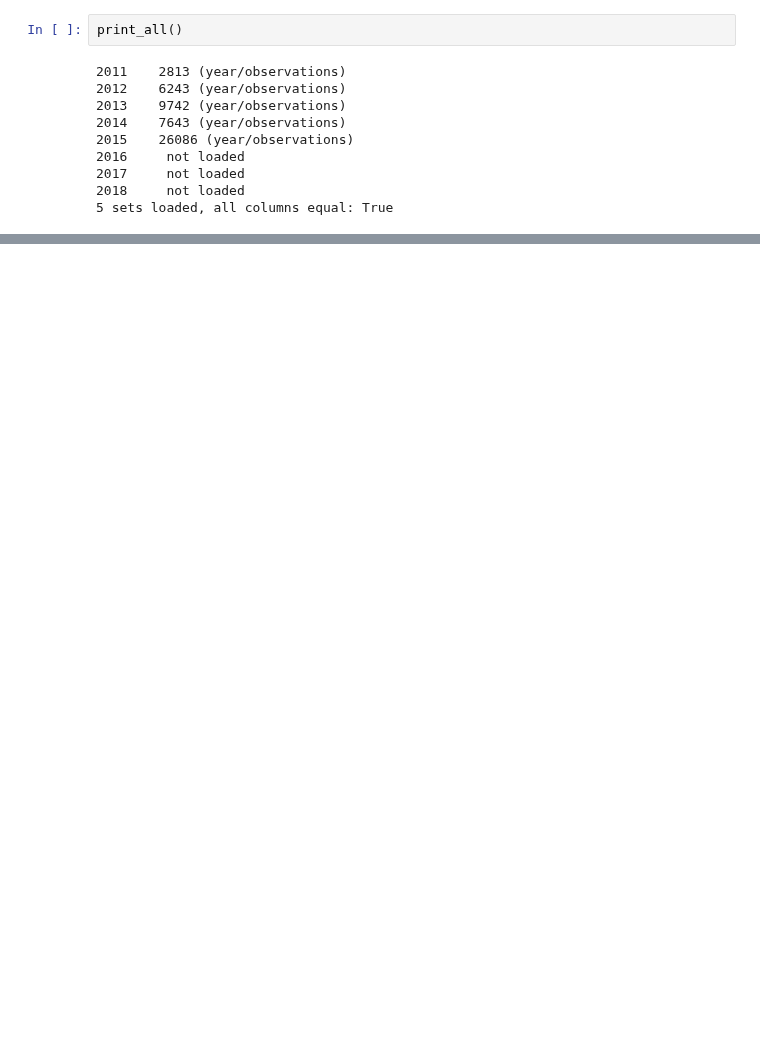
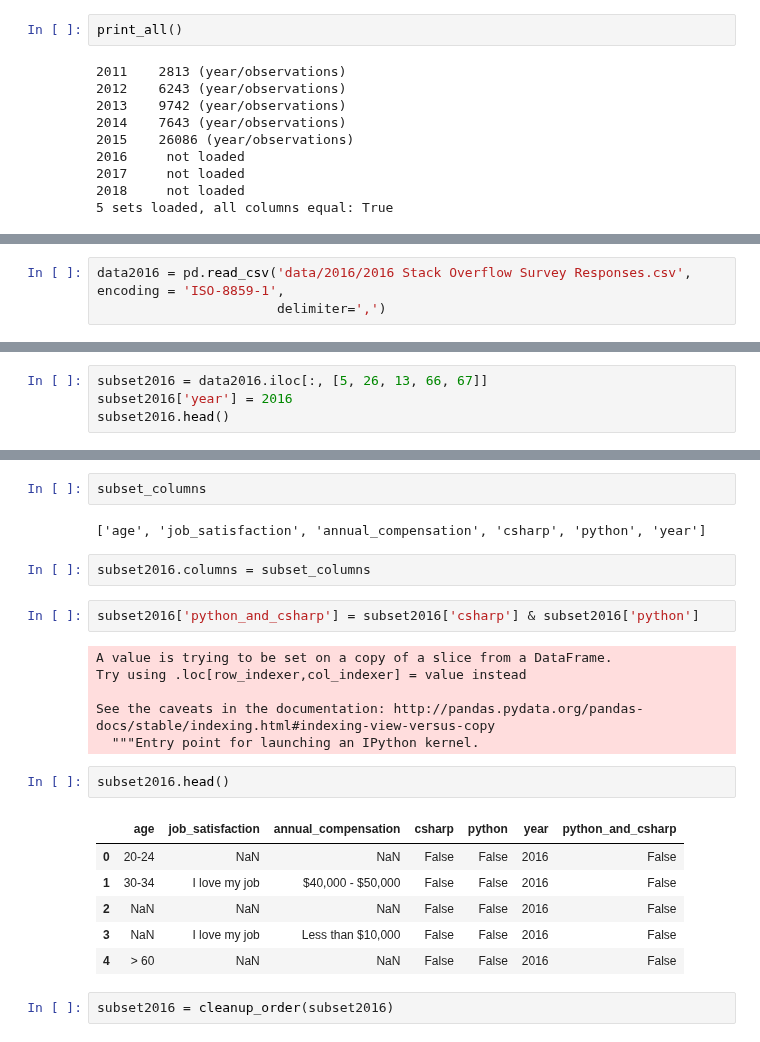
Before and after one commit to huli/the-transparent-coder, a Jupyter notebook: overview.ipynb, the cells around one changed output, grey strips where cells are left out. Drawn from its saved outputs; the diff is of its cells as text; blank space fills up the shorter version.

Commit message:
Added year 2016

```diff
--- a/overview.ipynb
+++ b/overview.ipynb
@@ -832,0 +835,3 @@ print_all()
+# %%
+data2016 = pd.read_csv('data/2016/2016 Stack Overflow Survey Responses.csv', encoding = 'ISO-8859-1',
+                       delimiter=',')
@@ -832,0 +865,4 @@ print_all()
+# %%
+subset2016 = data2016.iloc[:, [5, 26, 13, 66, 67]]
+subset2016['year'] = 2016
+subset2016.head()
@@ -832,0 +880,25 @@ print_all()
+# %%
+subset_columns
+# %% [output]
+['age', 'job_satisfaction', 'annual_compensation', 'csharp', 'python', 'year']
+# %%
+subset2016.columns = subset_columns
+# %%
+subset2016['python_and_csharp'] = subset2016['csharp'] & subset2016['python']
+# %% [output]
+A value is trying to be set on a copy of a slice from a DataFrame.
+Try using .loc[row_indexer,col_indexer] = value instead
+
+See the caveats in the documentation: http://pandas.pydata.org/pandas-docs/stable/indexing.html#indexing-view-versus-copy
+  """Entry point for launching an IPython kernel.
+# %%
+subset2016.head()
+# %% [output]
+|  | age | job_satisfaction | annual_compensation | csharp | python | year | python_and_csharp |
+| 0 | 20-24 | NaN | NaN | False | False | 2016 | False |
+| 1 | 30-34 | I love my job | $40,000 - $50,000 | False | False | 2016 | False |
+| 2 | NaN | NaN | NaN | False | False | 2016 | False |
+| 3 | NaN | I love my job | Less than $10,000 | False | False | 2016 | False |
+| 4 | > 60 | NaN | NaN | False | False | 2016 | False |
+# %%
+subset2016 = cleanup_order(subset2016)
```
Also changed, not shown: parts of 8 cells of this notebook.
